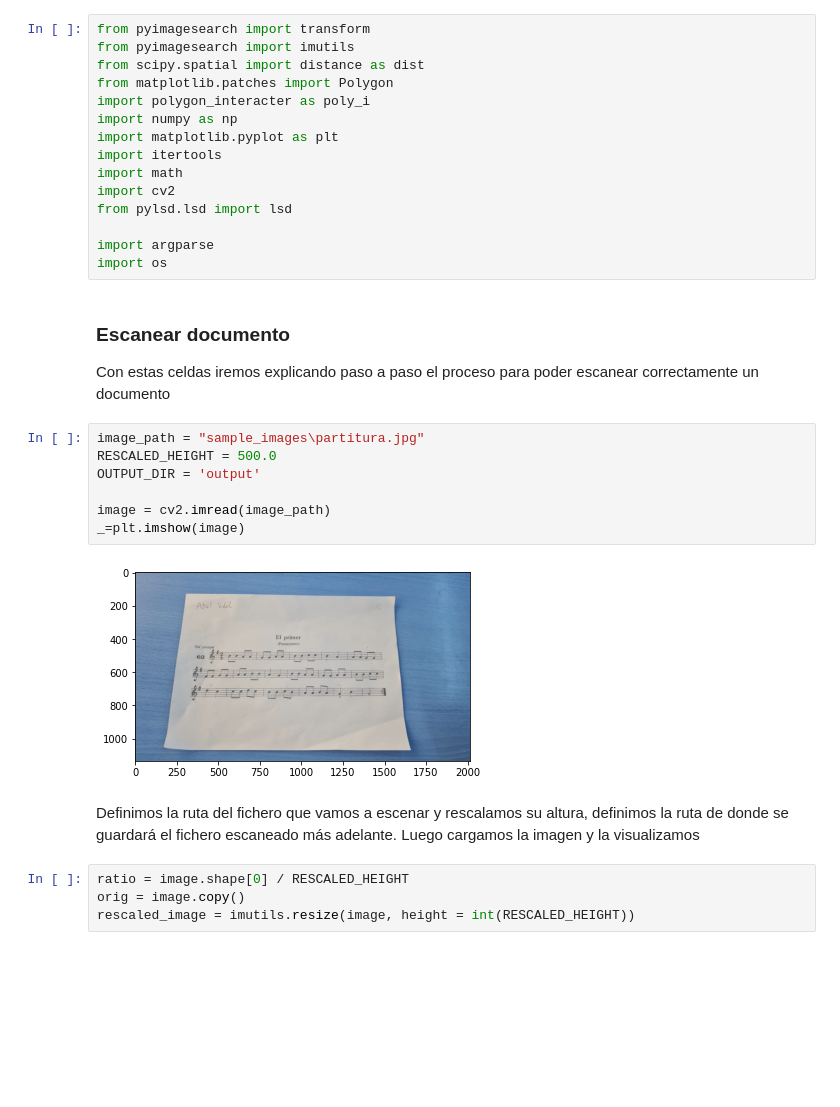
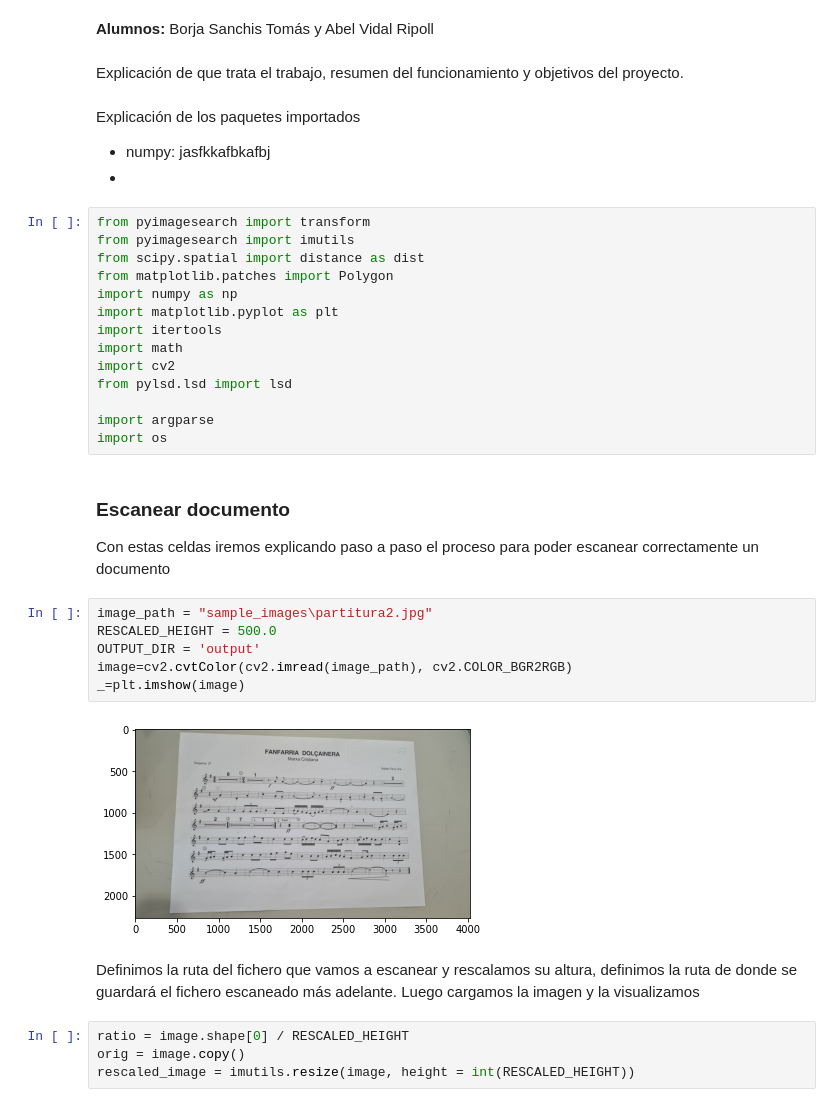
Before and after one commit to A-vidal/SheetScaner, a Jupyter notebook: Scanner.ipynb, the cells around one changed output. Cells and saved outputs as stored; diff of their text form; blank space fills up the shorter version.

```diff
--- a/Scanner.ipynb
+++ b/Scanner.ipynb
@@ -3,9 +3,17 @@
+# %% [markdown]
+**Alumnos:** Borja Sanchis Tomás y Abel Vidal Ripoll
+# %% [markdown]
+Explicación de que trata el trabajo, resumen del funcionamiento y objetivos del proyecto.
+# %% [markdown]
+Explicación de los paquetes importados
+
+* numpy: jasfkkafbkafbj
+*
 # %%
 from pyimagesearch import transform
 from pyimagesearch import imutils
 from scipy.spatial import distance as dist
 from matplotlib.patches import Polygon
-import polygon_interacter as poly_i
 import numpy as np
 import matplotlib.pyplot as plt
 import itertools
@@ -20,16 +28,15 @@ import os
 
 Con estas celdas iremos explicando paso a paso el proceso para poder escanear correctamente un documento
 # %%
-image_path = "sample_images\partitura.jpg"
+image_path = "sample_images\partitura2.jpg"
 RESCALED_HEIGHT = 500.0
 OUTPUT_DIR = 'output'
-
-image = cv2.imread(image_path)
+image=cv2.cvtColor(cv2.imread(image_path), cv2.COLOR_BGR2RGB)
 _=plt.imshow(image)
 # %% [output]
-[figure, old version]
+[figure, new version]
 # %% [markdown]
-Definimos la ruta del fichero que vamos a escenar y rescalamos su altura, definimos la ruta de donde se guardará el fichero escaneado más adelante. Luego cargamos la imagen y la visualizamos
+Definimos la ruta del fichero que vamos a escanear y rescalamos su altura, definimos la ruta de donde se guardará el fichero escaneado más adelante. Luego cargamos la imagen y la visualizamos
 # %%
 ratio = image.shape[0] / RESCALED_HEIGHT
 orig = image.copy()
```
Also changed, not shown: parts of 17 cells of this notebook, 23 other files.
